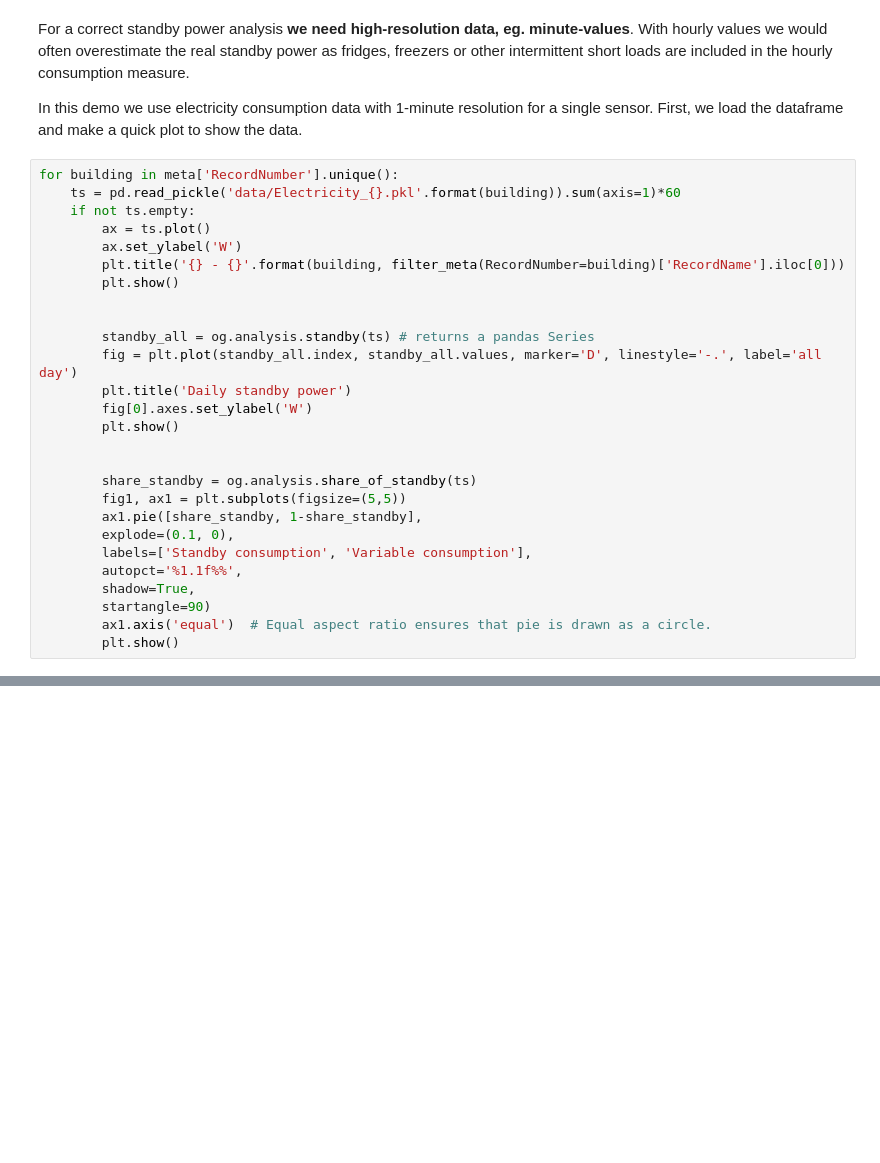
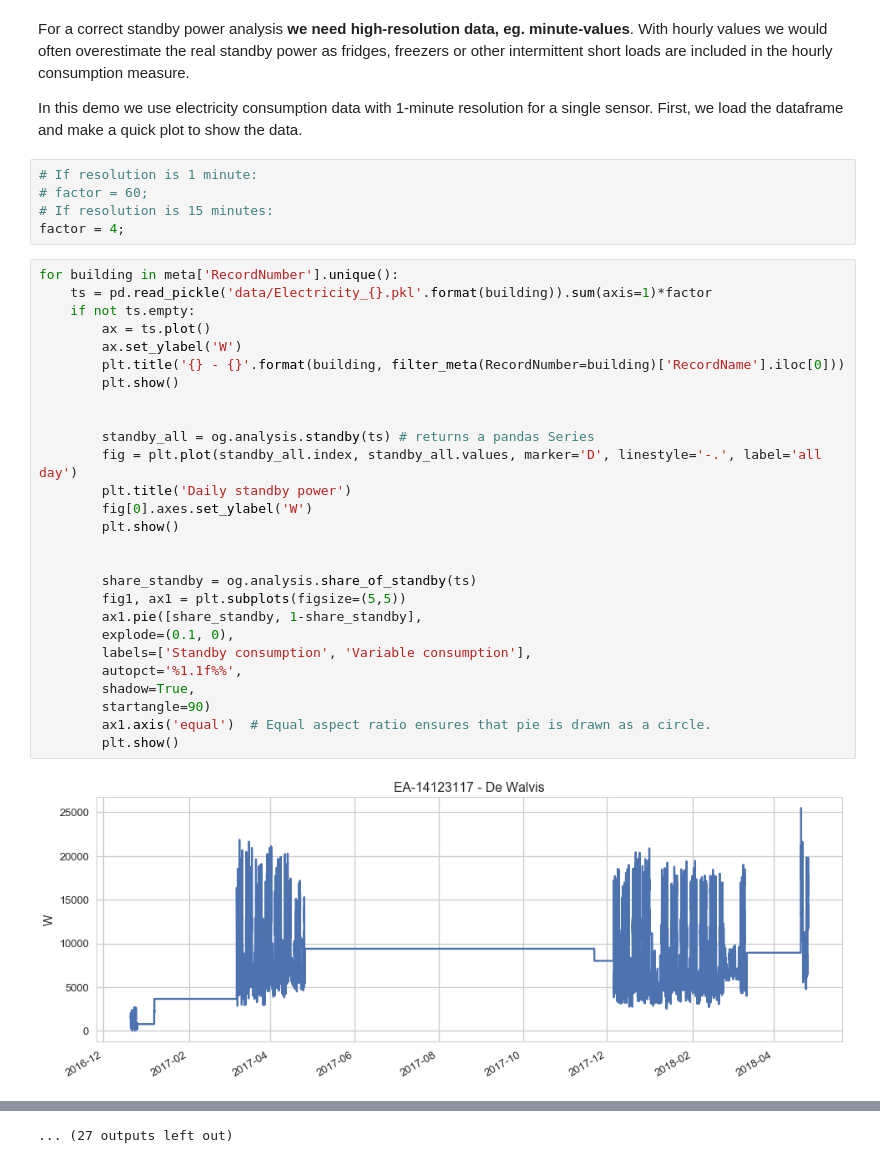
Before and after one commit to saroele/jouleboulevard, a Jupyter notebook: Standby.ipynb, the cells around one changed output, grey strips where cells are left out. Drawn from its saved outputs; the diff is of its cells as text; blank space fills up the shorter version.

```diff
--- a/Standby.ipynb
+++ b/Standby.ipynb
@@ -18,30 +18,37 @@ plt = og.plot_style()
 For a correct standby power analysis **we need high-resolution data, eg. minute-values**.  With hourly values we would often overestimate the real standby power as fridges, freezers or other intermittent short loads are included in the hourly consumption measure.
 
 In this demo we use electricity consumption data with 1-minute resolution for a single sensor. First, we load the dataframe and make a quick plot to show the data.
+# %%
+# If resolution is 1 minute:
+# factor = 60;
+# If resolution is 15 minutes:
+factor = 4;
 # %%
 for building in meta['RecordNumber'].unique():
-    ts = pd.read_pickle('data/Electricity_{}.pkl'.format(building)).sum(axis=1)*60
+    ts = pd.read_pickle('data/Electricity_{}.pkl'.format(building)).sum(axis=1)*factor
     if not ts.empty:
         ax = ts.plot()
         ax.set_ylabel('W')
         plt.title('{} - {}'.format(building, filter_meta(RecordNumber=building)['RecordName'].iloc[0]))
         plt.show()
 
 
         standby_all = og.analysis.standby(ts) # returns a pandas Series
         fig = plt.plot(standby_all.index, standby_all.values, marker='D', linestyle='-.', label='all day')
         plt.title('Daily standby power')
         fig[0].axes.set_ylabel('W')
         plt.show()
 
 
         share_standby = og.analysis.share_of_standby(ts)
         fig1, ax1 = plt.subplots(figsize=(5,5))
         ax1.pie([share_standby, 1-share_standby],
         explode=(0.1, 0),
         labels=['Standby consumption', 'Variable consumption'],
         autopct='%1.1f%%',
         shadow=True,
         startangle=90)
         ax1.axis('equal')  # Equal aspect ratio ensures that pie is drawn as a circle.
         plt.show()
+# %% [output]
+[figure, added]
@@ -48,3 +66,4 @@ for building in meta['RecordNumber'].unique():
+... (27 outputs left out)
 # %%
 weekly_index = standby_all.resample('W-MON', label='left').index
 df_boxplot = pd.DataFrame(index=weekly_index,
```
Also changed, not shown: parts of 3 cells of this notebook, 2 other files.
